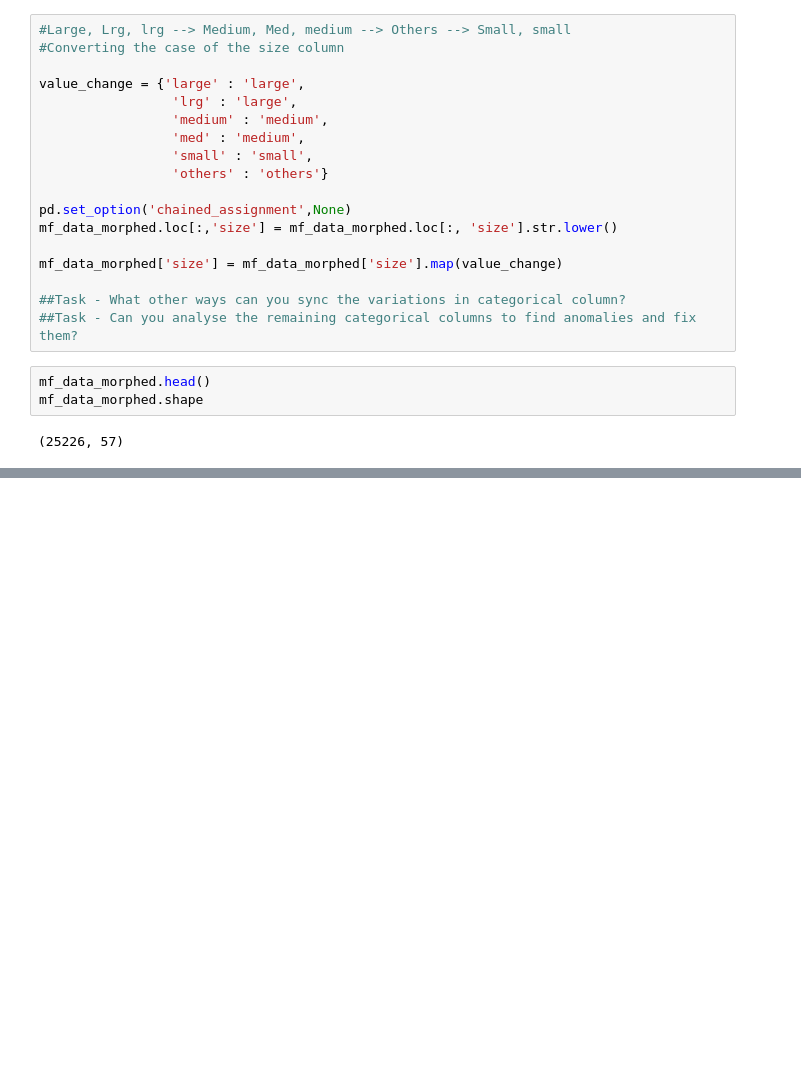
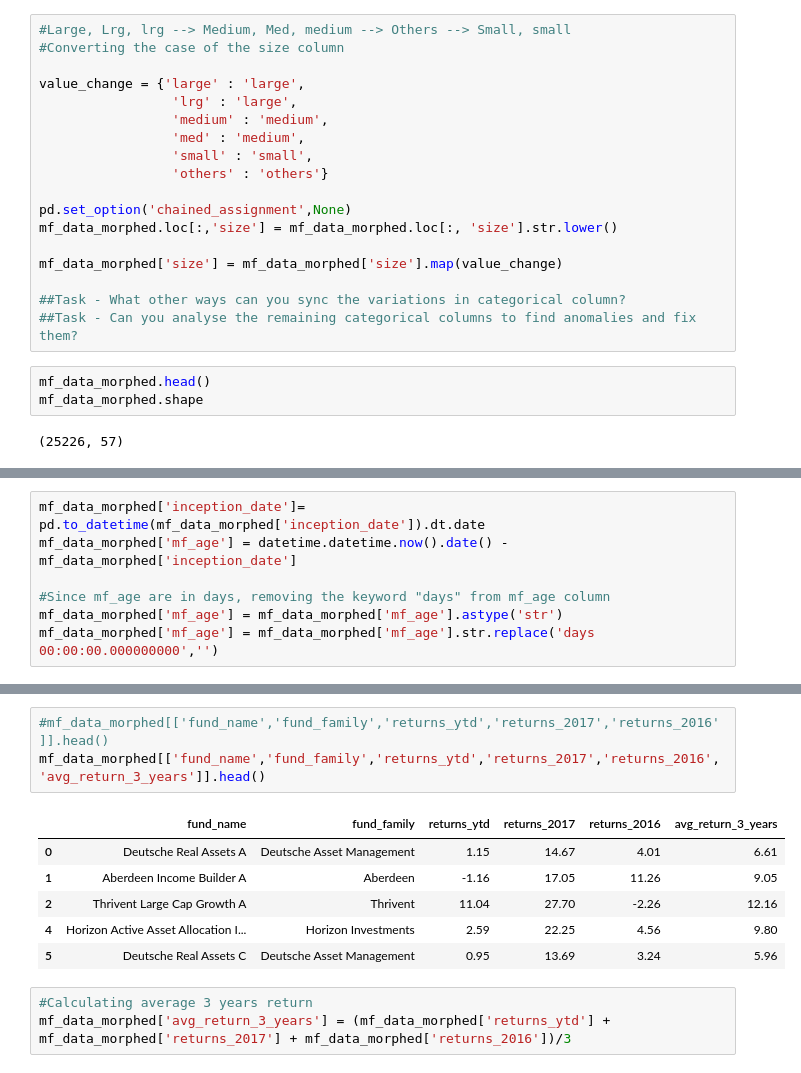
Before and after one commit to Snigdha171/OpenSourceProjectIdeas, a Jupyter notebook: mutualFundDataAnalysis/mf_eda.ipynb, the cells around one changed output, grey strips where cells are left out. Saved outputs shown, nothing was run; the diff lists cells and outputs as text; blank space fills up the shorter version.

```diff
--- a/mutualFundDataAnalysis/mf_eda.ipynb
+++ b/mutualFundDataAnalysis/mf_eda.ipynb
@@ -288,0 +282,7 @@ mf_data_morphed['currency'] = 'USD'
+# %%
+mf_data_morphed['inception_date']= pd.to_datetime(mf_data_morphed['inception_date']).dt.date
+mf_data_morphed['mf_age'] = datetime.datetime.now().date() - mf_data_morphed['inception_date']
+
+#Since mf_age are in days, removing the keyword "days" from mf_age column
+mf_data_morphed['mf_age'] = mf_data_morphed['mf_age'].astype('str')
+mf_data_morphed['mf_age'] = mf_data_morphed['mf_age'].str.replace('days 00:00:00.000000000','')
@@ -288,0 +298,13 @@ mf_data_morphed['currency'] = 'USD'
+# %%
+#mf_data_morphed[['fund_name','fund_family','returns_ytd','returns_2017','returns_2016']].head()
+mf_data_morphed[['fund_name','fund_family','returns_ytd','returns_2017','returns_2016','avg_return_3_years']].head()
+# %% [output]
+|  | fund_name | fund_family | returns_ytd | returns_2017 | returns_2016 | avg_return_3_years |
+| 0 | Deutsche Real Assets A | Deutsche Asset Management | 1.15 | 14.67 | 4.01 | 6.61 |
+| 1 | Aberdeen Income Builder A | Aberdeen | -1.16 | 17.05 | 11.26 | 9.05 |
+| 2 | Thrivent Large Cap Growth A | Thrivent | 11.04 | 27.70 | -2.26 | 12.16 |
+| 4 | Horizon Active Asset Allocation I... | Horizon Investments | 2.59 | 22.25 | 4.56 | 9.80 |
+| 5 | Deutsche Real Assets C | Deutsche Asset Management | 0.95 | 13.69 | 3.24 | 5.96 |
+# %%
+#Calculating average 3 years return
+mf_data_morphed['avg_return_3_years'] = (mf_data_morphed['returns_ytd'] + mf_data_morphed['returns_2017'] + mf_data_morphed['returns_2016'])/3
```
Also changed, not shown: parts of 9 cells of this notebook.
